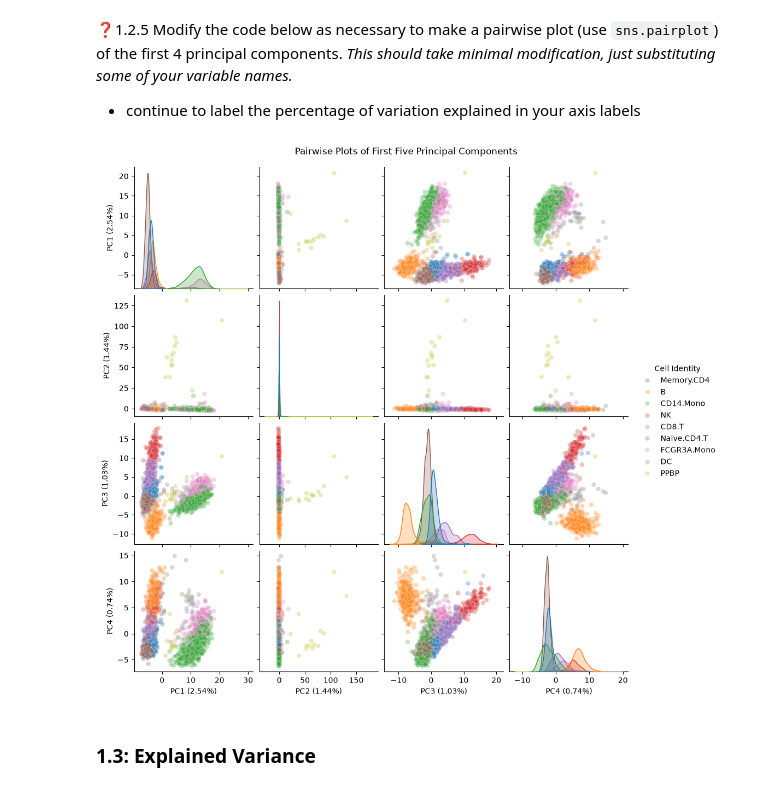
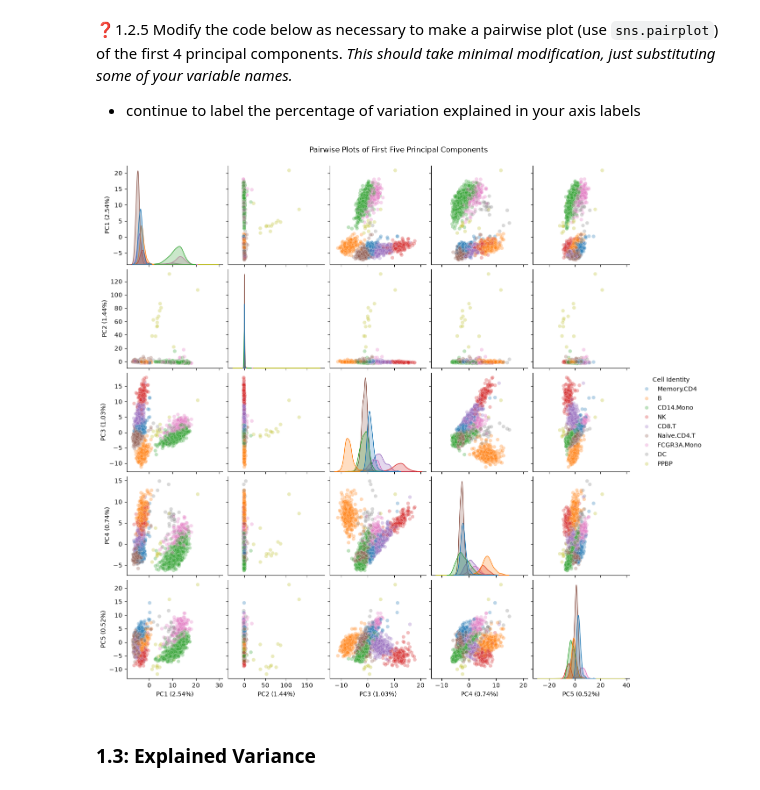
Before and after one commit to saanvees/BME-304, a Jupyter notebook: Lab_4/Lab4_firstname_lastname.ipynb, the cells around one changed output. Drawn from its saved outputs; the diff is of its cells as text; code cells hidden in the pictures.

```diff
--- a/Lab_4/Lab4_firstname_lastname.ipynb
+++ b/Lab_4/Lab4_firstname_lastname.ipynb
@@ -135,7 +135,6 @@ for c in cellTypes.unique():
     plt.scatter(pbmcPCA[mask, 0],
                 pbmcPCA[mask, 1],
                 label=c,
-                cmap="Set1",
                 alpha=0.7)
 plt.xlabel(f"Principal Component 1 ({expVar[0]*100:.2f}%)")
 plt.ylabel(f"Principal Component 2 ({expVar[1]*100:.2f}%)")
@@ -150,33 +149,33 @@ plt.show()
 # %%
 ##❓YOUR CODE HERE
 # modify as necessary to match your variable names from above to generate the pairplot
 
 # Create a DataFrame with the first five principal components and the labels
-pcaDf = pd.DataFrame(data=pbmcPCA[:, :4],
-                      columns=[f'PC{i+1}' for i in range(4)])
+pcaDf = pd.DataFrame(data=pbmcPCA[:, :5],
+                      columns=[f'PC{i+1}' for i in range(5)])
 pcaDf['Label'] = pbmc_idents.iloc[:, 0].values
 
 # Create the pairplot with seaborn and adjust alpha for plotting
 g = sns.pairplot(pcaDf, hue='Label',
                  plot_kws={'alpha': 0.3})
 
 # Generate axis labels using the percentage of variation explained
 # modify to get the correct explained_variance
-axis_labels = [f'PC{i+1} ({expVar[i]*100:.2f}%)' for i in range(4)]
+axis_labels = [f'PC{i+1} ({expVar[i]*100:.2f}%)' for i in range(5)]
 
 # Add labels to the axes using a for loop
 for i, label in enumerate(axis_labels):
-    for j in range(4):
-        if i == 3:
+    for j in range(5):
+        if i == 4:
             g.axes[i, j].set_xlabel(axis_labels[j])
         if j == 0:
             g.axes[i, j].set_ylabel(axis_labels[i])
 # title the plot and legend
 g._legend.set_title('Cell Identity')
 plt.suptitle('Pairwise Plots of First Five Principal Components', y =1.02)
 plt.show()
 # %% [output]
-[figure, old version]
+[figure, new version]
 # %% [markdown]
 ### 1.3: Explained Variance
 # %% [markdown]
```
Also changed, not shown: parts of 28 cells of this notebook, 9 other files.
